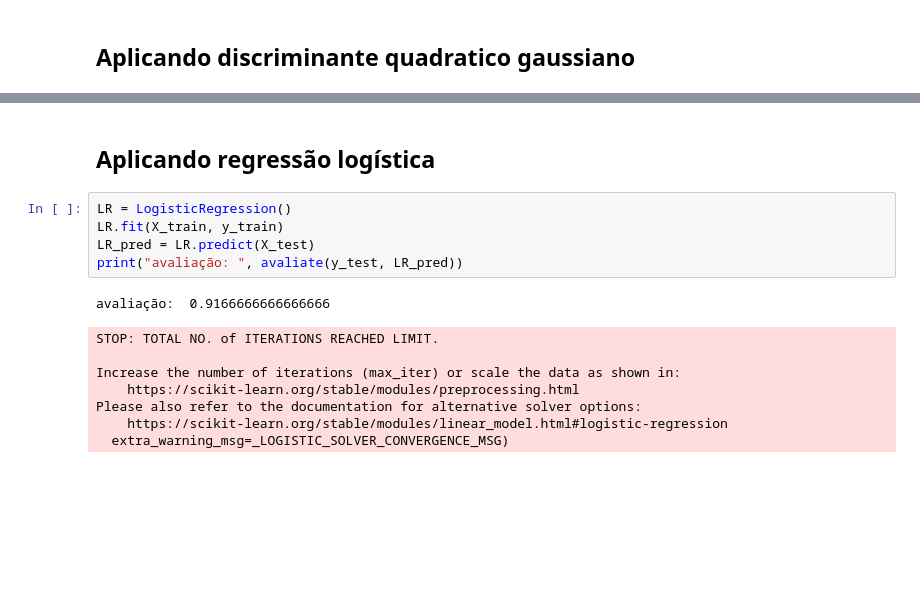
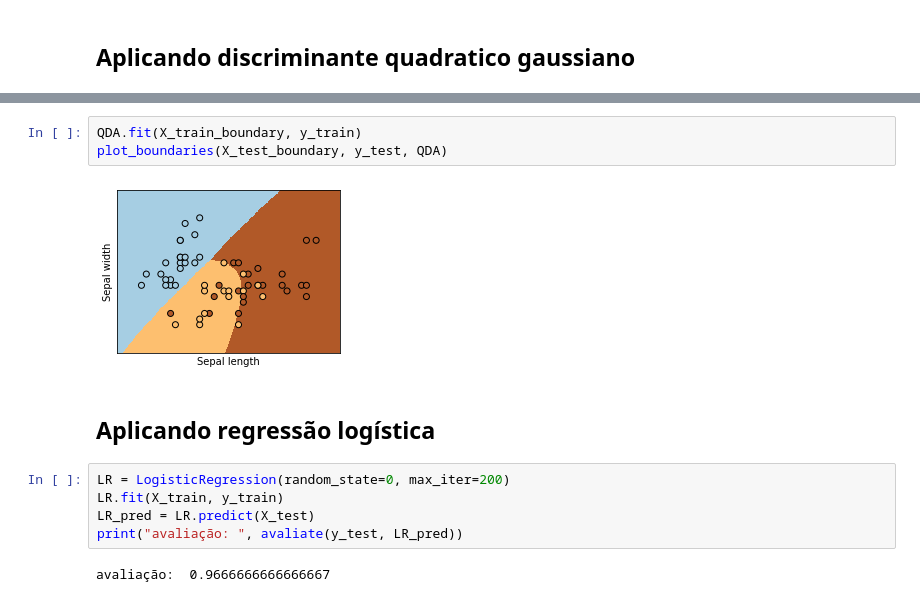
Before and after one commit to RobsonT/Atividades-machine-learning, a Jupyter notebook: Atividade 3/Atividade 3.ipynb, the cells around one changed output, grey strips where cells are left out. Cells and saved outputs as stored; diff of their text form; blank space fills up the shorter version.

```diff
--- a/Atividade 3/Atividade 3.ipynb
+++ b/Atividade 3/Atividade 3.ipynb
@@ -168,16 +195,14 @@ plot_confusion_matrix_(X_test, y_test, QDA)
+# %%
+QDA.fit(X_train_boundary, y_train)
+plot_boundaries(X_test_boundary, y_test, QDA)
+# %% [output]
+[figure, added]
 # %% [markdown]
 ## Aplicando regressão logística
 # %%
-LR = LogisticRegression()
+LR = LogisticRegression(random_state=0, max_iter=200)
 LR.fit(X_train, y_train)
 LR_pred = LR.predict(X_test)
 print("avaliação: ", avaliate(y_test, LR_pred))
 # %% [output]
-avaliação:  0.9166666666666666
+avaliação:  0.9666666666666667
-STOP: TOTAL NO. of ITERATIONS REACHED LIMIT.
-
-Increase the number of iterations (max_iter) or scale the data as shown in:
-    https://scikit-learn.org/stable/modules/preprocessing.html
-Please also refer to the documentation for alternative solver options:
-    https://scikit-learn.org/stable/modules/linear_model.html#logistic-regression
-  extra_warning_msg=_LOGISTIC_SOLVER_CONVERGENCE_MSG)
```
Also changed, not shown: parts of 13 cells of this notebook.
